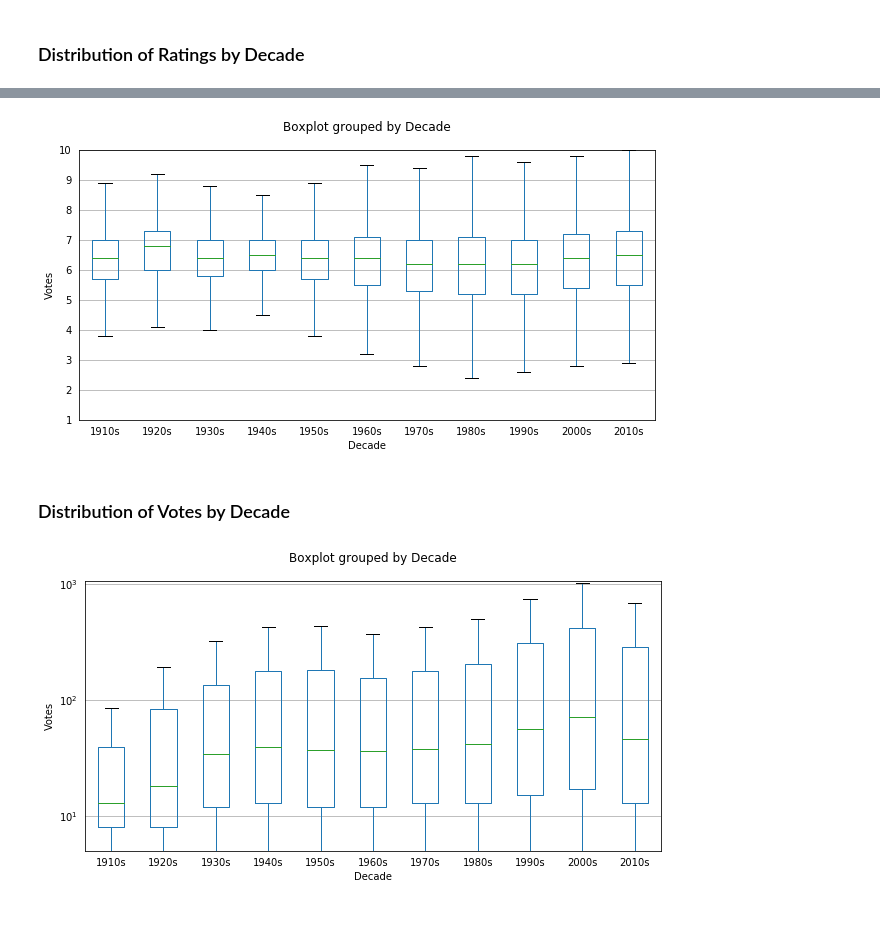
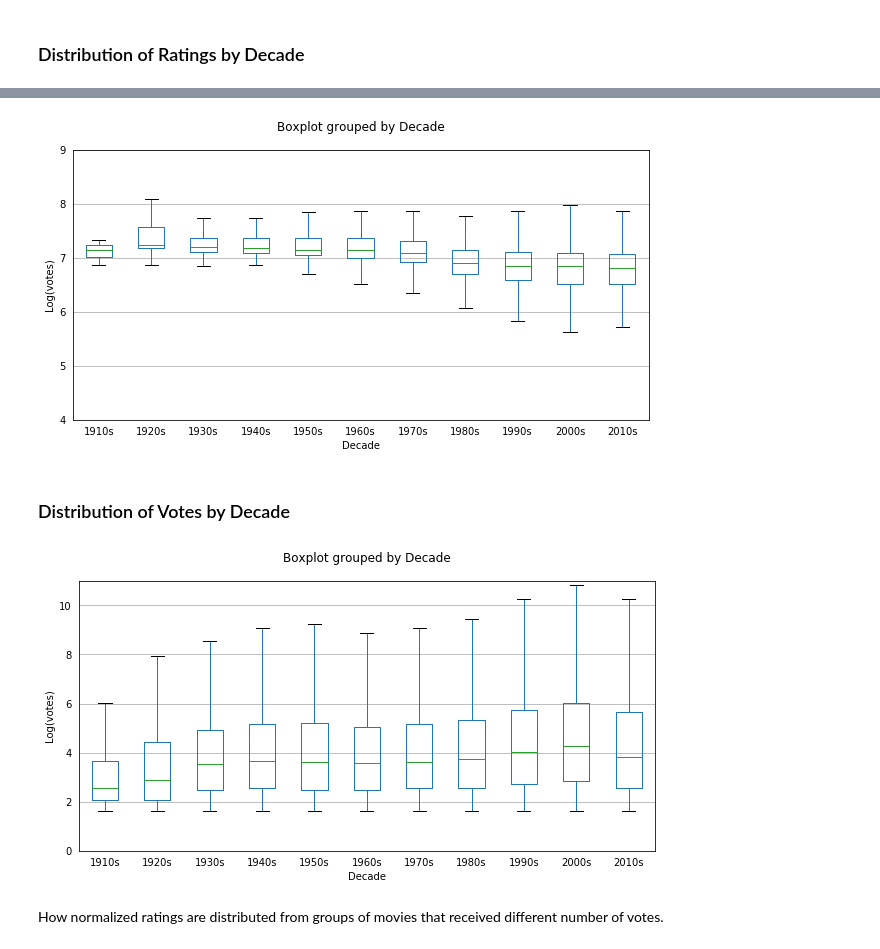
Before and after one commit to code-energy/teamspector, a Jupyter notebook: visualizations/eda.ipynb, the cells around one changed output, grey strips where cells are left out. Drawn from its saved outputs; the diff is of its cells as text; code cells hidden in the pictures; blank space fills up the shorter version.

```diff
--- a/visualizations/eda.ipynb
+++ b/visualizations/eda.ipynb
@@ -4,6 +5,8 @@ The subjects are non-adult feature length movies from 1912–2012.
 # %%
 % matplotlib inline
 import pandas as pd
+import numpy as np
+import seaborn as sns
 from pymongo import MongoClient
 import matplotlib.ticker as plticker
 import matplotlib.pyplot as plt
@@ -11,5 +14,6 @@ db = MongoClient().imdbws
 df = pd.DataFrame(list(db.titles.find({'is_subject': True})))
 # Numpy doesn't support MongoDB's Decimal128; let's transform it to Float.
 to_decimal = lambda x: float(x.to_decimal()) if 'to_decimal' in dir(x) else x
-df['averageRating'] = df['averageRating'].apply(to_decimal)
+df.averageRating = df.averageRating.apply(to_decimal)
+#df.averageRating = df.averageRating.fillna(value=7)
 # %% [markdown]
@@ -46,22 +102,24 @@ cax.tick_params(which='both', right='off')
 # %%
 df['Decade'] = ((df['startYear'] // 10) * 10).astype('str') + 's'
-ax = df.boxplot('averageRating', by='Decade', showfliers=False, figsize=(10,5))
-ax.set_ylim(1, 10)  # Movies are can be rated from 1 to 10.
+ax = df[df.numVotes >= 5000].boxplot('nrating', by='Decade', showfliers=False, figsize=(10,5))
+ax.set_ylim(4, 9)  # Movies are can be rated from 1 to 10.
 ax.tick_params(which='both', bottom='off', top='off', left='off', right='off')
-ax.set_ylabel('Votes')
+ax.set_ylabel('Log(votes)')
 ax.set_title('')
 ax.xaxis.grid(False)
 # %% [output]
-[figure, old version]
+[figure, new version]
 # %% [markdown]
 ### Distribution of Votes by Decade
 # %%
-ax = df.boxplot('numVotes', by='Decade', showfliers=False, figsize=(10,5))
+ax = df[df.numVotes >= 5].boxplot('log_votes', by='Decade', showfliers=False, figsize=(10,5))
 ax.set_ylim(5)  # Movies don't have negative votes.
-ax.set_yscale('log')
 ax.tick_params(which='both', bottom='off', top='off', left='off', right='off')
 ax.set_title("")
-ax.set_ylabel('Votes')
+ax.set_ylim(0, 11)
+ax.set_ylabel('Log(votes)')
 ax.xaxis.grid(False)
 # %% [output]
-[figure, old version]
+[figure, new version]
+# %% [markdown]
+How normalized ratings are distributed from groups of movies that received different number of votes.
```
Also changed, not shown: parts of 15 cells of this notebook, 3 other files.
